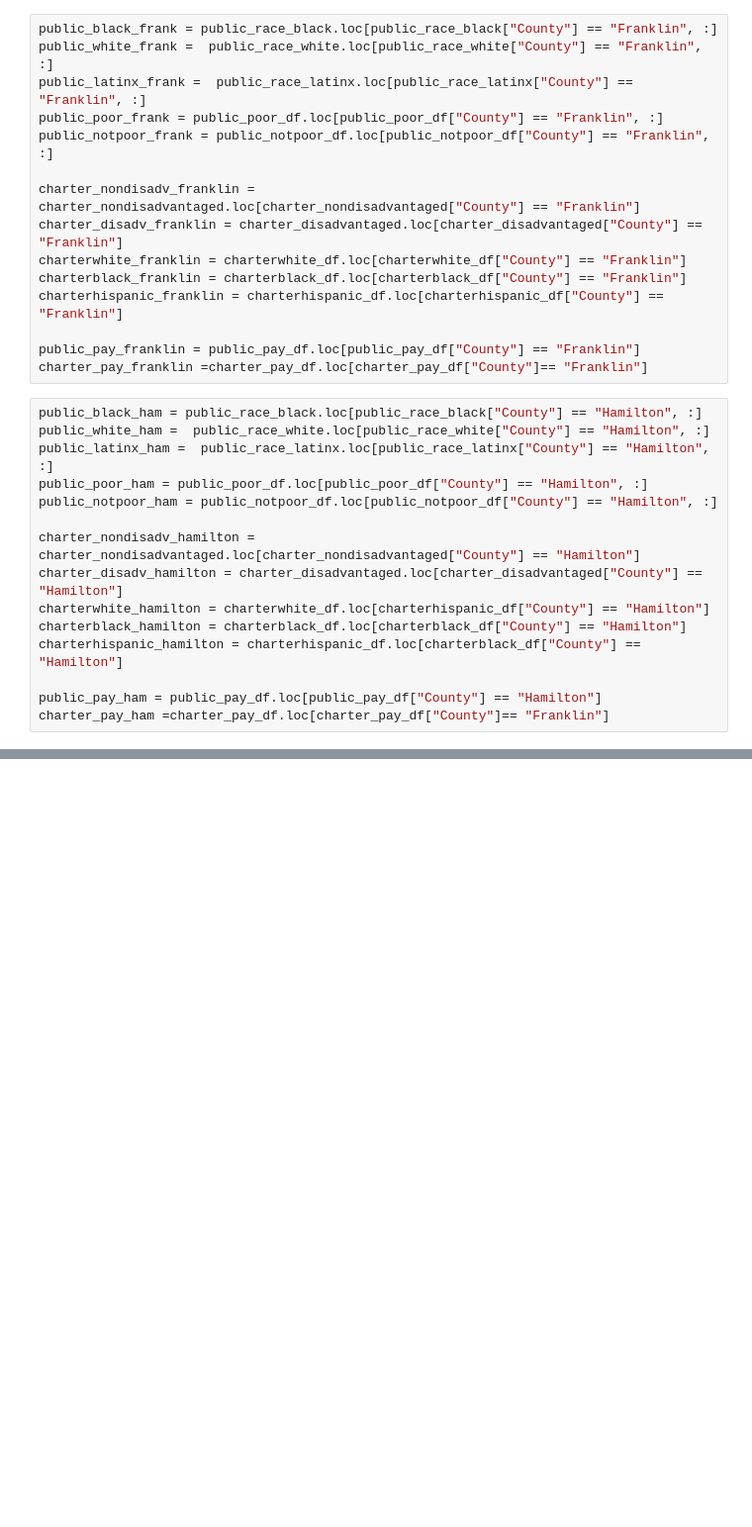
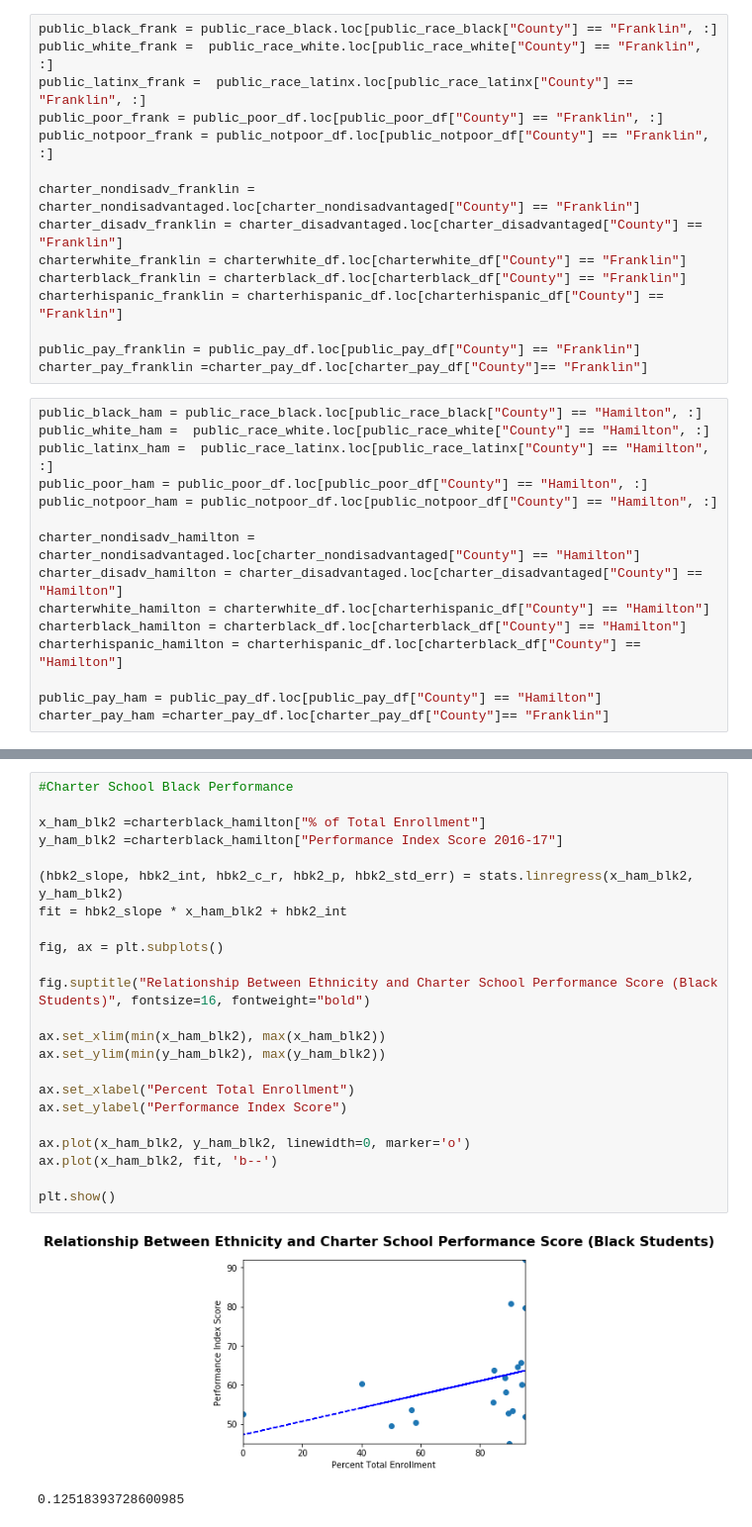
Before and after one commit to Teddi009x/Team_Scholastic_Crush, a Jupyter notebook: TeamScholasticCrush.ipynb, the cells around one changed output, grey strips where cells are left out. Shown at 99% size. Drawn from its saved outputs; the diff is of its cells as text; blank space fills up the shorter version.

```diff
--- a/TeamScholasticCrush.ipynb
+++ b/TeamScholasticCrush.ipynb
@@ -432,0 +439,26 @@ dtype: object
+# %%
+#Charter School Black Performance
+
+x_ham_blk2 =charterblack_hamilton["% of Total Enrollment"]
+y_ham_blk2 =charterblack_hamilton["Performance Index Score 2016-17"]
+
+(hbk2_slope, hbk2_int, hbk2_c_r, hbk2_p, hbk2_std_err) = stats.linregress(x_ham_blk2, y_ham_blk2)
+fit = hbk2_slope * x_ham_blk2 + hbk2_int
+
+fig, ax = plt.subplots()
+
+fig.suptitle("Relationship Between Ethnicity and Charter School Performance Score (Black Students)", fontsize=16, fontweight="bold")
+
+ax.set_xlim(min(x_ham_blk2), max(x_ham_blk2))
+ax.set_ylim(min(y_ham_blk2), max(y_ham_blk2))
+
+ax.set_xlabel("Percent Total Enrollment")
+ax.set_ylabel("Performance Index Score")
+
+ax.plot(x_ham_blk2, y_ham_blk2, linewidth=0, marker='o')
+ax.plot(x_ham_blk2, fit, 'b--')
+
+plt.show()
+# %% [output]
+[figure, added]
+0.12518393728600985
```
Also changed, not shown: parts of 36 cells of this notebook, 9 other files.
